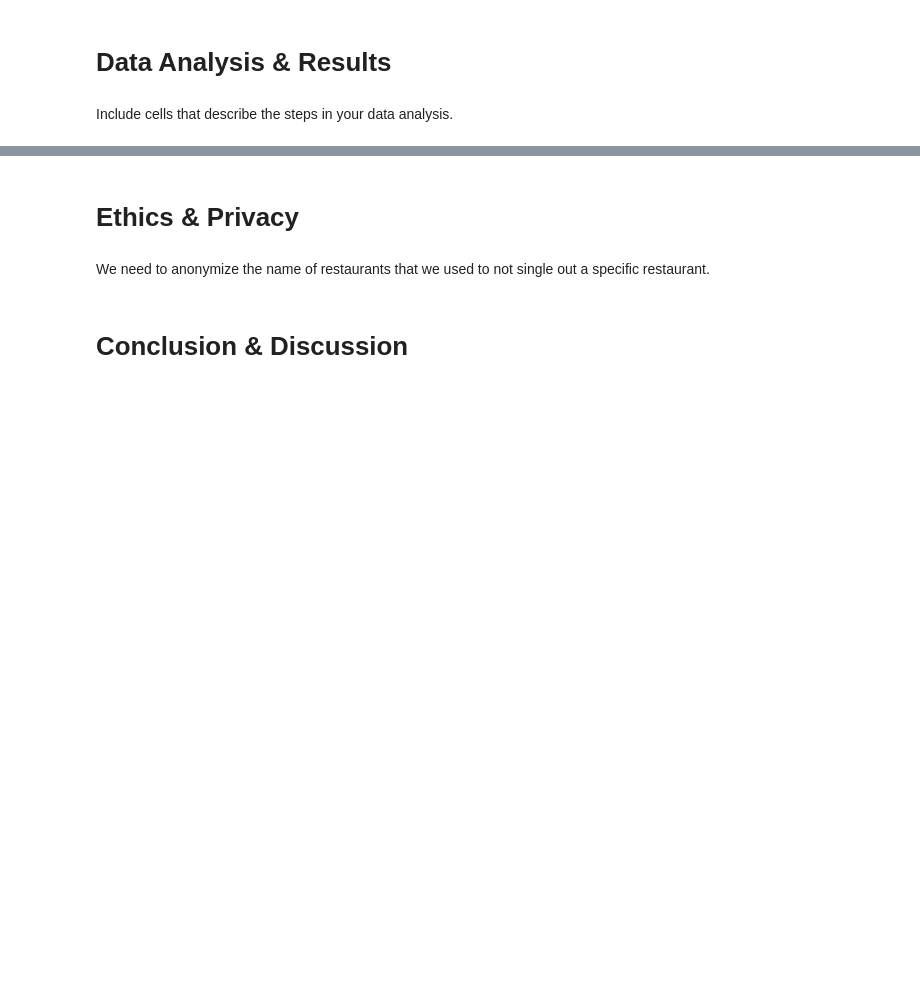
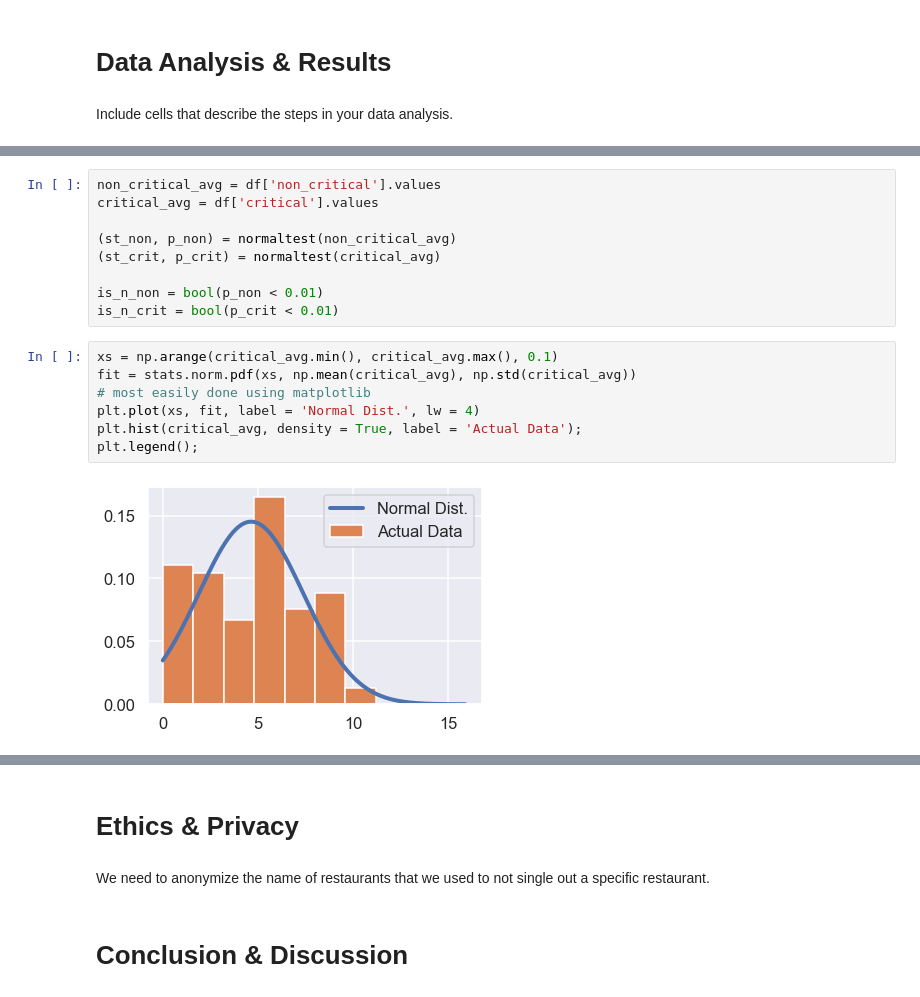
Before and after one commit to COGS108/individual_sp20, a Jupyter notebook: final_project/FinalProject_A15321789.ipynb, the cells around one changed output, grey strips where cells are left out. Cells and saved outputs as stored; diff of their text form; blank space fills up the shorter version.

```diff
--- a/final_project/FinalProject_A15321789.ipynb
+++ b/final_project/FinalProject_A15321789.ipynb
@@ -162,0 +258,18 @@ Include cells that describe the steps in your data analysis.
+# %%
+non_critical_avg = df['non_critical'].values
+critical_avg = df['critical'].values
+
+(st_non, p_non) = normaltest(non_critical_avg)
+(st_crit, p_crit) = normaltest(critical_avg)
+
+is_n_non = bool(p_non < 0.01)
+is_n_crit = bool(p_crit < 0.01)
+# %%
+xs = np.arange(critical_avg.min(), critical_avg.max(), 0.1)
+fit = stats.norm.pdf(xs, np.mean(critical_avg), np.std(critical_avg))
+# most easily done using matplotlib
+plt.plot(xs, fit, label = 'Normal Dist.', lw = 4)
+plt.hist(critical_avg, density = True, label = 'Actual Data');
+plt.legend();
+# %% [output]
+[figure, added]
```
Also changed, not shown: parts of 23 cells of this notebook.
